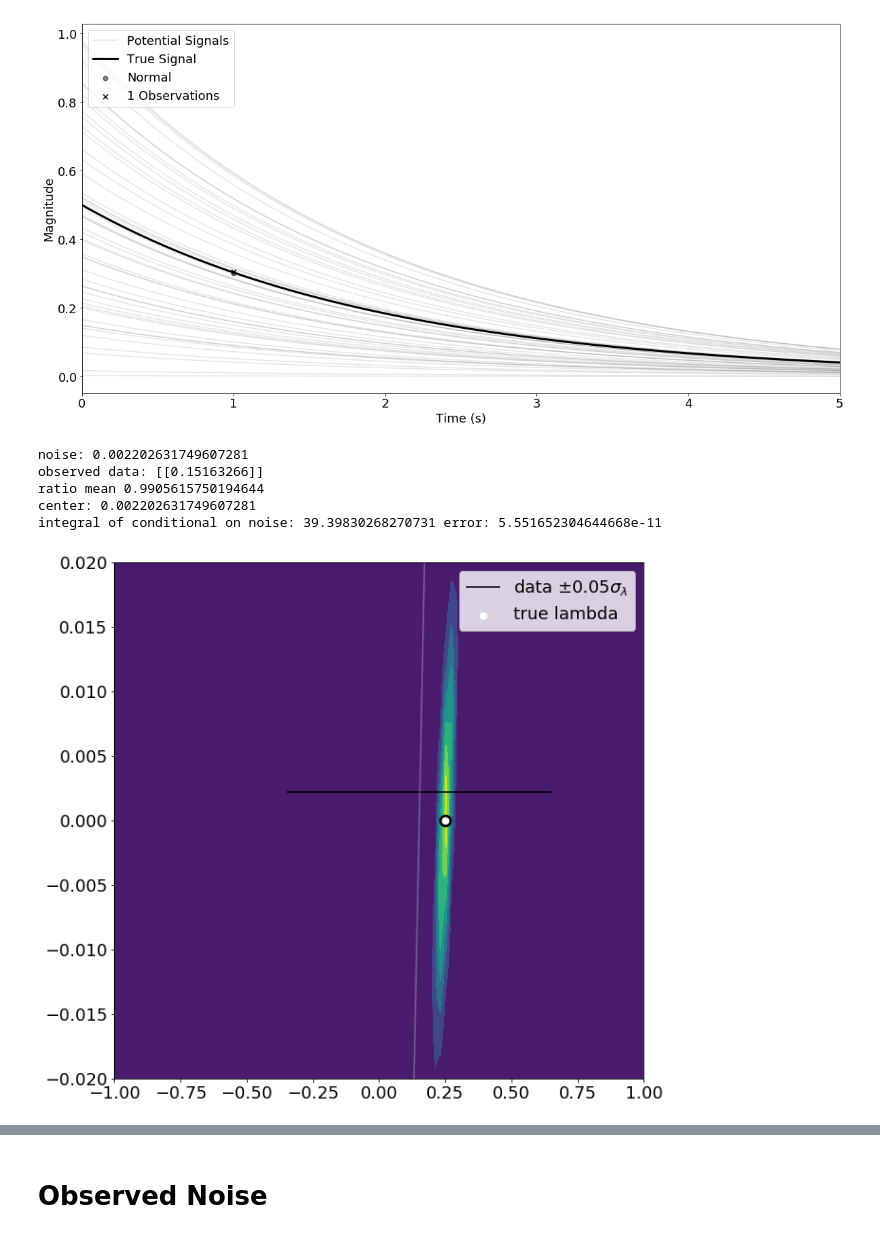
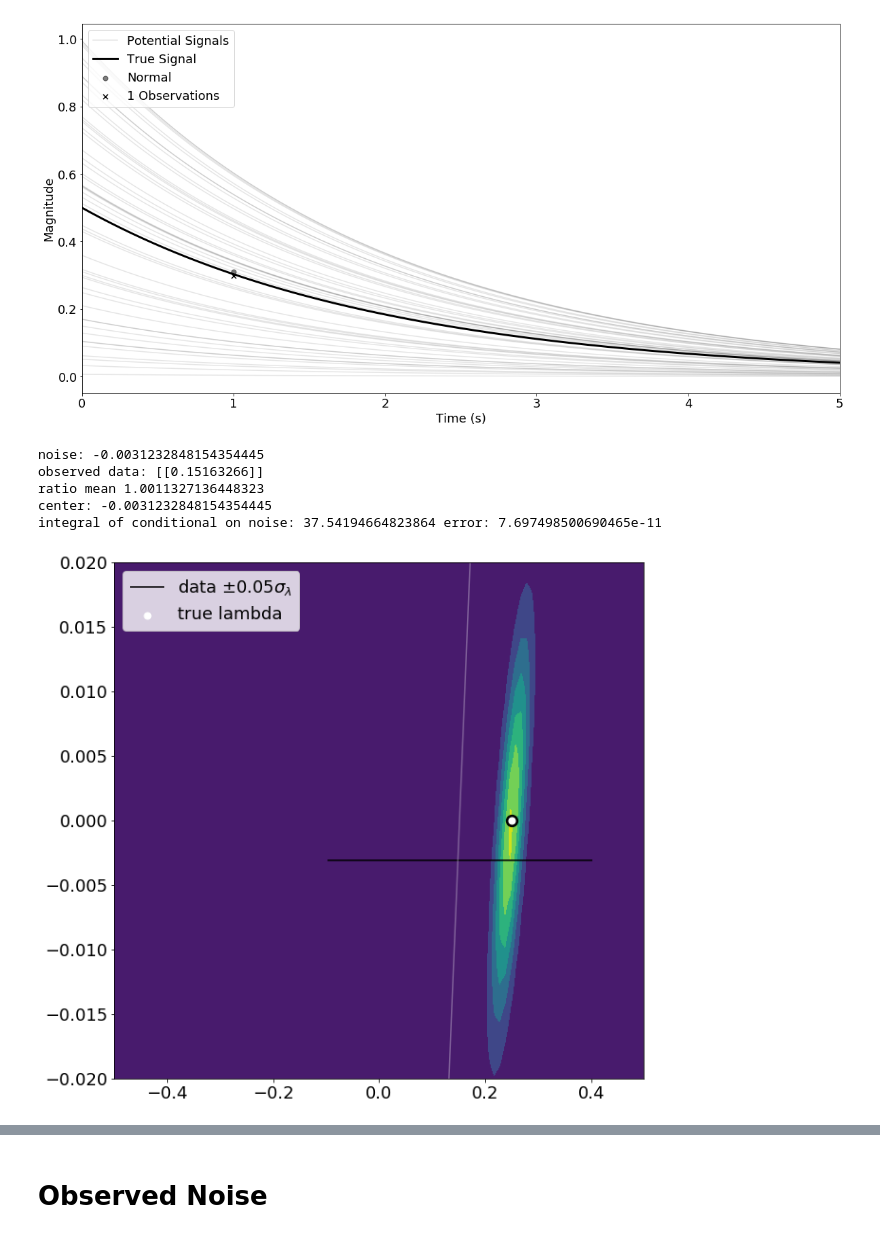
Before and after one commit to mpilosov/ConsistentBayes, a Jupyter notebook: examples/1D_example.ipynb, the cells around one changed output, grey strips where cells are left out. Saved outputs shown, nothing was run; the diff lists cells and outputs as text; code cells hidden in the pictures.

Commit message:
better plotting for predictions, settings tuned

```diff
--- a/examples/1D_example.ipynb
+++ b/examples/1D_example.ipynb
@@ -123,15 +123,15 @@ plt.show()
 # %% [output]
 [figure]
 # %%
-data_std = 0.01
-prior_std = 0.5
+data_std = 1E-2
+prior_std = 0.25
 
 N = 20000
 M = 1
 
 lam = 0.25
 ns = 100
-np.random.seed(227) #7146
+np.random.seed(15) #7146
 noise = np.random.randn()*data_std
 lam_true = np.array([lam, 0.0]).reshape(1,-1)
 model = ed_model
@@ -197,38 +197,38 @@ plt.contourf(L,E,post_eval, vmin=0, vmax=None)
 # plt.vlines(0,-.5, .5,alpha=0.5)
 plt.hlines(noise, -prior_std + obs_data, prior_std + obs_data, label='data $\pm 0.05\sigma_\lambda$')
 plt.scatter([lam],[0*noise], color='black', s=150)
 plt.scatter([lam],[0*noise], color='white', s=50, label='true lambda')
 # plt.scatter(accepted_inputs[:,0], accepted_inputs[:,1])
 plt.legend()
 
 # plt.scatter(o[:,0], o[:,1])
 try:
     plt.plot([-2*data_std+obs_data[0][0],2*data_std+obs_data[0][0]], [-2*data_std,2*data_std], 'white', alpha=0.3)
 except IndexError:
     plt.plot([-2*data_std+obs_data,2*data_std+obs_data], [-2*data_std,2*data_std], 'white', alpha=0.3)
 
 # plt.axis('equal')
 # plt.savefig('ZZtestpost.png')]
 
 def conditionalY(x, fixy = noise):
     return eval_updated(np.array([[x, fixy]]))
 
 def conditionalX(y, fixx = lam):
     return eval_updated(np.array([[fixx, y]]))
 
 
 I = quad(conditionalY, -1, 1, args=noise)
 # I = quad(conditionalX, -2*data_std, 2*data_std, args=lam-1E-8)
 
 print('integral of conditional on noise:', I[0], 'error:', I[1])
 plt.show()
 # %% [output]
-noise: 0.002202631749607281
+noise: -0.0031232848154354445
 observed data: [[0.15163266]]
-ratio mean 0.9905615750194644
-center: 0.002202631749607281
-integral of conditional on noise: 39.39830268270731 error: 5.551652304644668e-11
+ratio mean 1.0011327136448323
+center: -0.0031232848154354445
+integral of conditional on noise: 37.54194664823864 error: 7.697498500690465e-11
-[figure, old version]
+[figure, new version]
 # %%
 w = 20 # window size (to the left and right of zero)
 plt.figure(figsize=(20,10))
```
Also changed, not shown: parts of 3 cells of this notebook, 1 other file.
